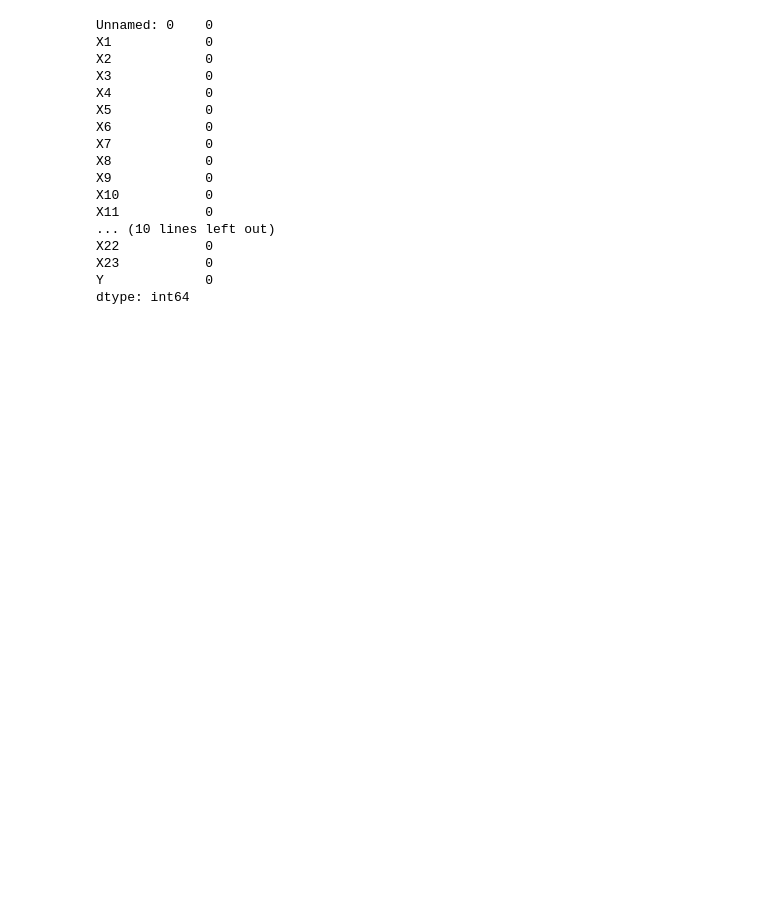
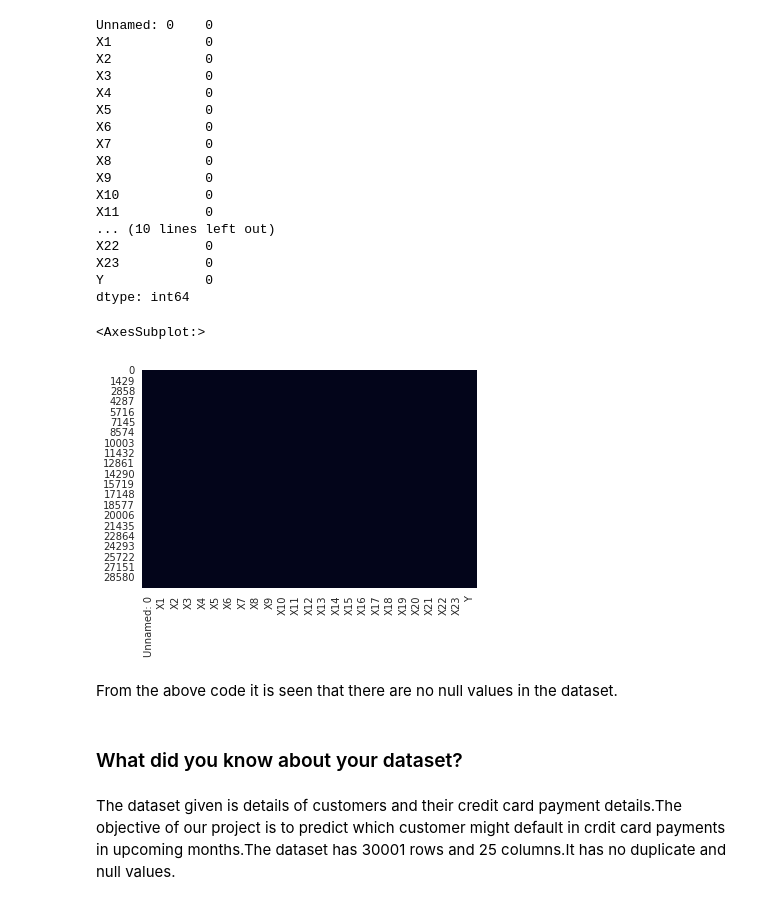
Before and after one commit to 1991Ab/Capstone-Project-3-Credit-Card-Default-Prediction, a Jupyter notebook: DefaultCreditCcard_Individual.ipynb, the cells around one changed output. Saved outputs shown, nothing was run; the diff lists cells and outputs as text; code cells hidden in the pictures; blank space fills up the shorter version.

```diff
--- a/DefaultCreditCcard_Individual.ipynb
+++ b/DefaultCreditCcard_Individual.ipynb
@@ -213,3 +213,16 @@ X22           0
 X23           0
 Y             0
 dtype: int64
+# %%
+# Visualizing the missing values
+# Checking Null Value by plotting Heatmap
+sns.heatmap(df.isnull(), cbar=False)
+# %% [output]
+<AxesSubplot:>
+[figure, added]
+# %% [markdown]
+From the above code it is seen that there are no null values in the dataset.
+# %% [markdown]
+### What did you know about your dataset?
+# %% [markdown]
+The  dataset given is details of customers and their credit card payment details.The objective of our project is to predict which customer might default in crdit card payments in upcoming months.The dataset has 30001 rows and 25 columns.It has no duplicate and null values.
```
